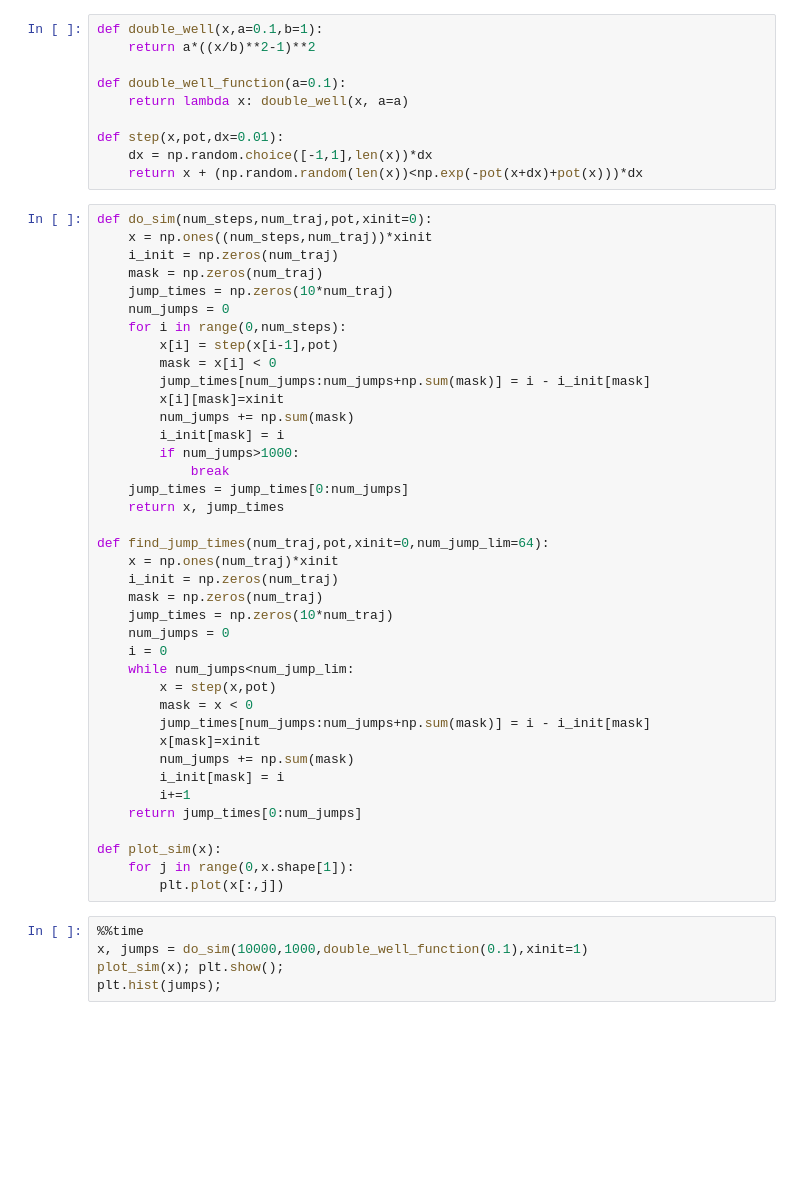
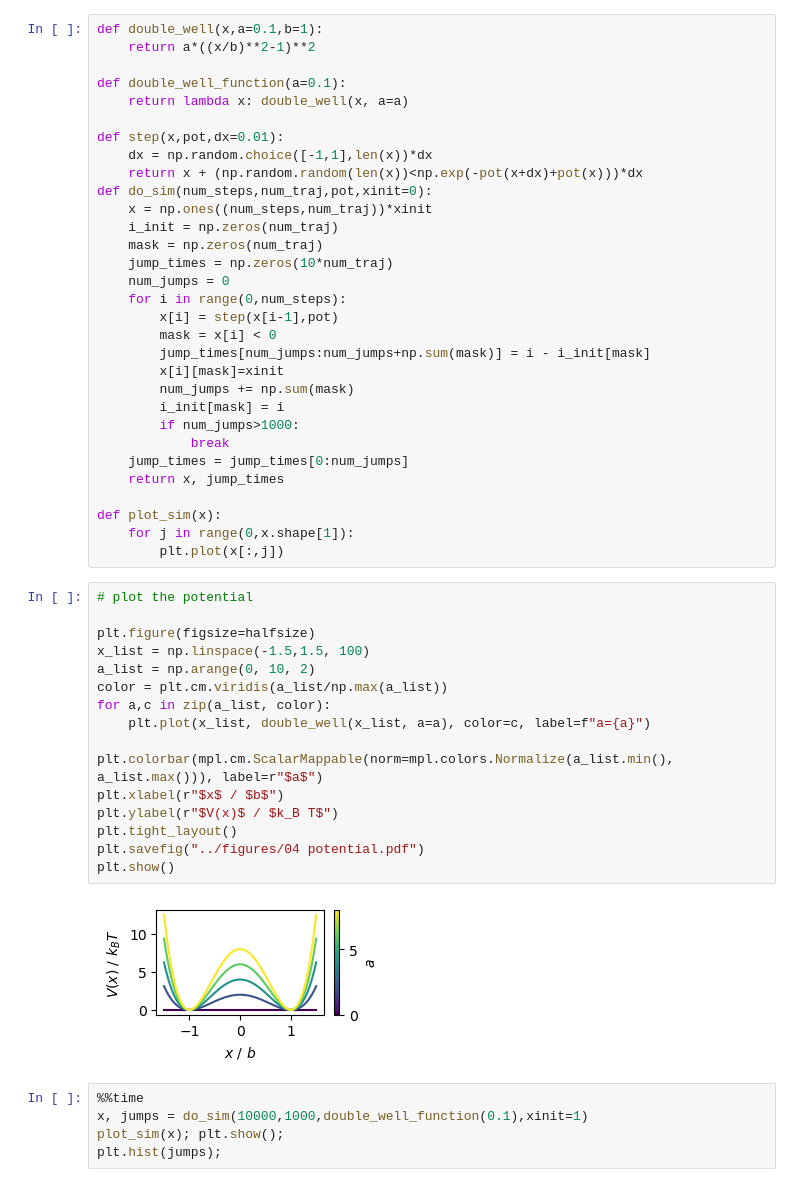
Before and after one commit to leoole100/fp2, a Jupyter notebook: 04 montecarlo/scripts/04 double well.ipynb, the cells around one changed output. Drawn from its saved outputs; the diff is of its cells as text; blank space fills up the shorter version.

```diff
--- a/04 montecarlo/scripts/04 double well.ipynb
+++ b/04 montecarlo/scripts/04 double well.ipynb
@@ -12,45 +20,45 @@ def double_well_function(a=0.1):
 def step(x,pot,dx=0.01):
     dx = np.random.choice([-1,1],len(x))*dx
     return x + (np.random.random(len(x))<np.exp(-pot(x+dx)+pot(x)))*dx
+def do_sim(num_steps,num_traj,pot,xinit=0):
+    x = np.ones((num_steps,num_traj))*xinit
+    i_init = np.zeros(num_traj)
+    mask = np.zeros(num_traj)
+    jump_times = np.zeros(10*num_traj)
+    num_jumps = 0
+    for i in range(0,num_steps):
+        x[i] = step(x[i-1],pot)
+        mask = x[i] < 0
+        jump_times[num_jumps:num_jumps+np.sum(mask)] = i - i_init[mask]
+        x[i][mask]=xinit
+        num_jumps += np.sum(mask)
+        i_init[mask] = i
+        if num_jumps>1000:
+            break
+    jump_times = jump_times[0:num_jumps]
+    return x, jump_times
+
+def plot_sim(x):
+    for j in range(0,x.shape[1]):
+        plt.plot(x[:,j])
-# %%
-def do_sim(num_steps,num_traj,pot,xinit=0):
-    x = np.ones((num_steps,num_traj))*xinit
-    i_init = np.zeros(num_traj)
-    mask = np.zeros(num_traj)
-    jump_times = np.zeros(10*num_traj)
-    num_jumps = 0
-    for i in range(0,num_steps):
-        x[i] = step(x[i-1],pot)
-        mask = x[i] < 0
-        jump_times[num_jumps:num_jumps+np.sum(mask)] = i - i_init[mask]
-        x[i][mask]=xinit
-        num_jumps += np.sum(mask)
-        i_init[mask] = i
-        if num_jumps>1000:
-            break
-    jump_times = jump_times[0:num_jumps]
-    return x, jump_times
-
-def find_jump_times(num_traj,pot,xinit=0,num_jump_lim=64):
-    x = np.ones(num_traj)*xinit
-    i_init = np.zeros(num_traj)
-    mask = np.zeros(num_traj)
-    jump_times = np.zeros(10*num_traj)
-    num_jumps = 0
-    i = 0
-    while num_jumps<num_jump_lim:
-        x = step(x,pot)
-        mask = x < 0
-        jump_times[num_jumps:num_jumps+np.sum(mask)] = i - i_init[mask]
-        x[mask]=xinit
-        num_jumps += np.sum(mask)
-        i_init[mask] = i
-        i+=1
-    return jump_times[0:num_jumps]
-
-def plot_sim(x):
-    for j in range(0,x.shape[1]):
-        plt.plot(x[:,j])
+# %%
+# plot the potential
+
+plt.figure(figsize=halfsize)
+x_list = np.linspace(-1.5,1.5, 100)
+a_list = np.arange(0, 10, 2)
+color = plt.cm.viridis(a_list/np.max(a_list))
+for a,c in zip(a_list, color):
+	plt.plot(x_list, double_well(x_list, a=a), color=c, label=f"a={a}")
+
+plt.colorbar(mpl.cm.ScalarMappable(norm=mpl.colors.Normalize(a_list.min(), a_list.max())), label=r"$a$")
+plt.xlabel(r"$x$ / $b$")
+plt.ylabel(r"$V(x)$ / $k_B T$")
+plt.tight_layout()
+plt.savefig("../figures/04 potential.pdf")
+plt.show()
+# %% [output]
+[figure, added]
 # %%
 %%time
 x, jumps = do_sim(10000,1000,double_well_function(0.1),xinit=1)
```
Also changed, not shown: parts of 8 cells of this notebook, 3 other files.
